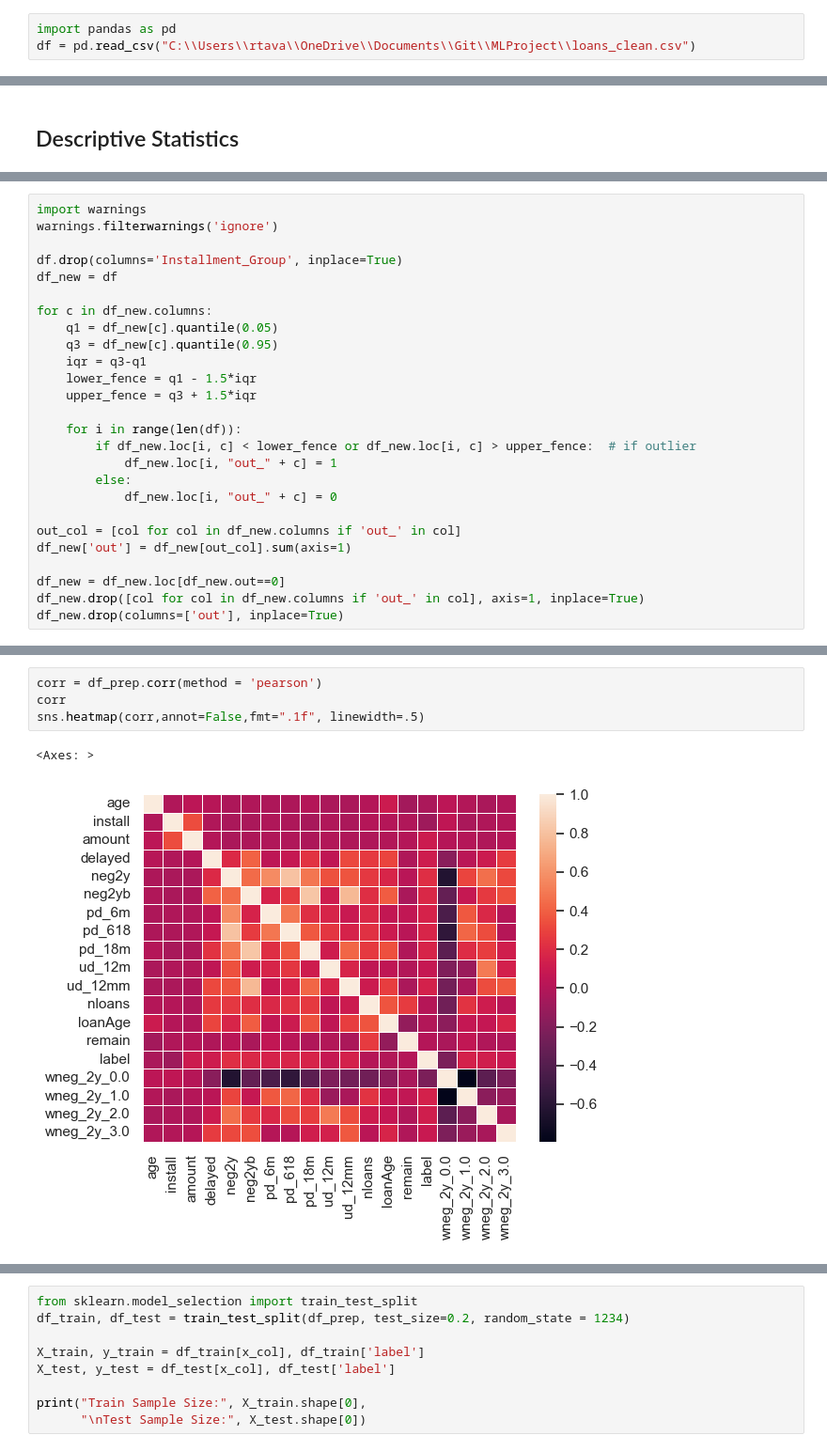
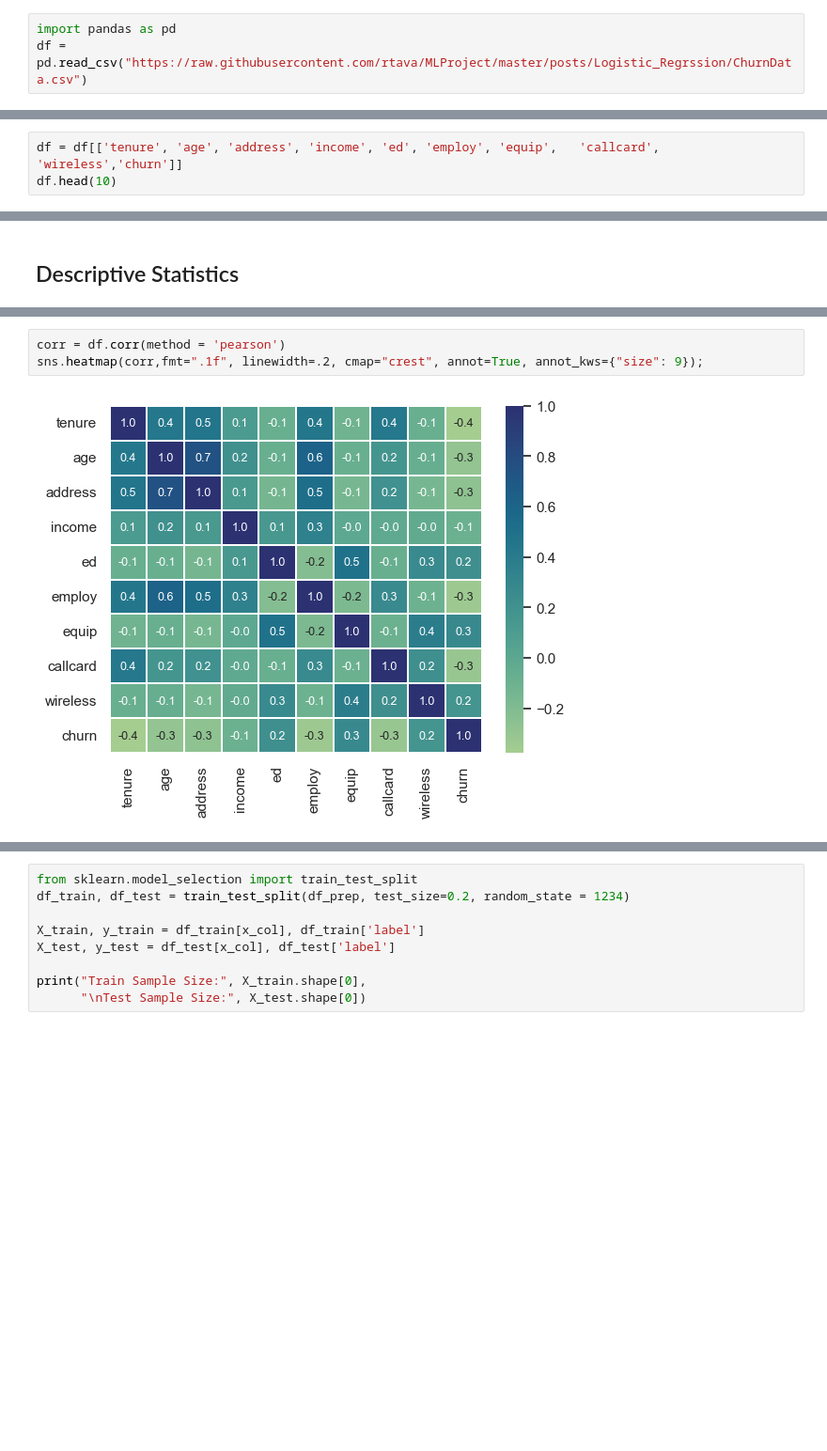
Before and after one commit to rtava/MLProject, a Jupyter notebook: posts/Logistic_Regrssion/Logistic Regression.ipynb, the cells around one changed output, grey strips where cells are left out. Shown: that part at 94% size. Drawn from its saved outputs; the diff is of its cells as text; blank space fills up the shorter version.

```diff
--- a/posts/Logistic_Regrssion/Logistic Regression.ipynb
+++ b/posts/Logistic_Regrssion/Logistic Regression.ipynb
@@ -18,3 +25,3 @@ To answer the question, I will analyze loan data for 5000 banking system custome
 # %%
 import pandas as pd
-df = pd.read_csv("C:\\Users\\rtava\\OneDrive\\Documents\\Git\\MLProject\\loans_clean.csv")
+df = pd.read_csv("https://raw.githubusercontent.com/rtava/MLProject/master/posts/Logistic_Regrssion/ChurnData.csv")
@@ -20,0 +41,3 @@ df = pd.read_csv("C:\\Users\\rtava\\OneDrive\\Documents\\Git\\MLProject\\loans_c
+# %%
+df = df[['tenure', 'age', 'address', 'income', 'ed', 'employ', 'equip',   'callcard', 'wireless','churn']]
+df.head(10)
@@ -76,26 +63,0 @@ The following lines remove outliers using interquartile range method:
-# %%
-import warnings
-warnings.filterwarnings('ignore')
-
-df.drop(columns='Installment_Group', inplace=True)
-df_new = df
-
-for c in df_new.columns:
-    q1 = df_new[c].quantile(0.05)
-    q3 = df_new[c].quantile(0.95)
-    iqr = q3-q1
-    lower_fence = q1 - 1.5*iqr
-    upper_fence = q3 + 1.5*iqr
-
-    for i in range(len(df)):
-        if df_new.loc[i, c] < lower_fence or df_new.loc[i, c] > upper_fence:  # if outlier
-            df_new.loc[i, "out_" + c] = 1
-        else:
-            df_new.loc[i, "out_" + c] = 0
-
-out_col = [col for col in df_new.columns if 'out_' in col]
-df_new['out'] = df_new[out_col].sum(axis=1)
-
-df_new = df_new.loc[df_new.out==0]
-df_new.drop([col for col in df_new.columns if 'out_' in col], axis=1, inplace=True)
-df_new.drop(columns=['out'], inplace=True)
@@ -114,8 +94,6 @@ for column in ['wneg_2y_0.0',
 # %%
-corr = df_prep.corr(method = 'pearson')
-corr
-sns.heatmap(corr,annot=False,fmt=".1f", linewidth=.5)
+corr = df.corr(method = 'pearson')
+sns.heatmap(corr,fmt=".1f", linewidth=.2, cmap="crest", annot=True, annot_kws={"size": 9});
 # %% [output]
-<Axes: >
-[figure, old version]
+[figure, new version]
 # %% [markdown]
```
Also changed, not shown: parts of 21 cells of this notebook, 15 other files.
